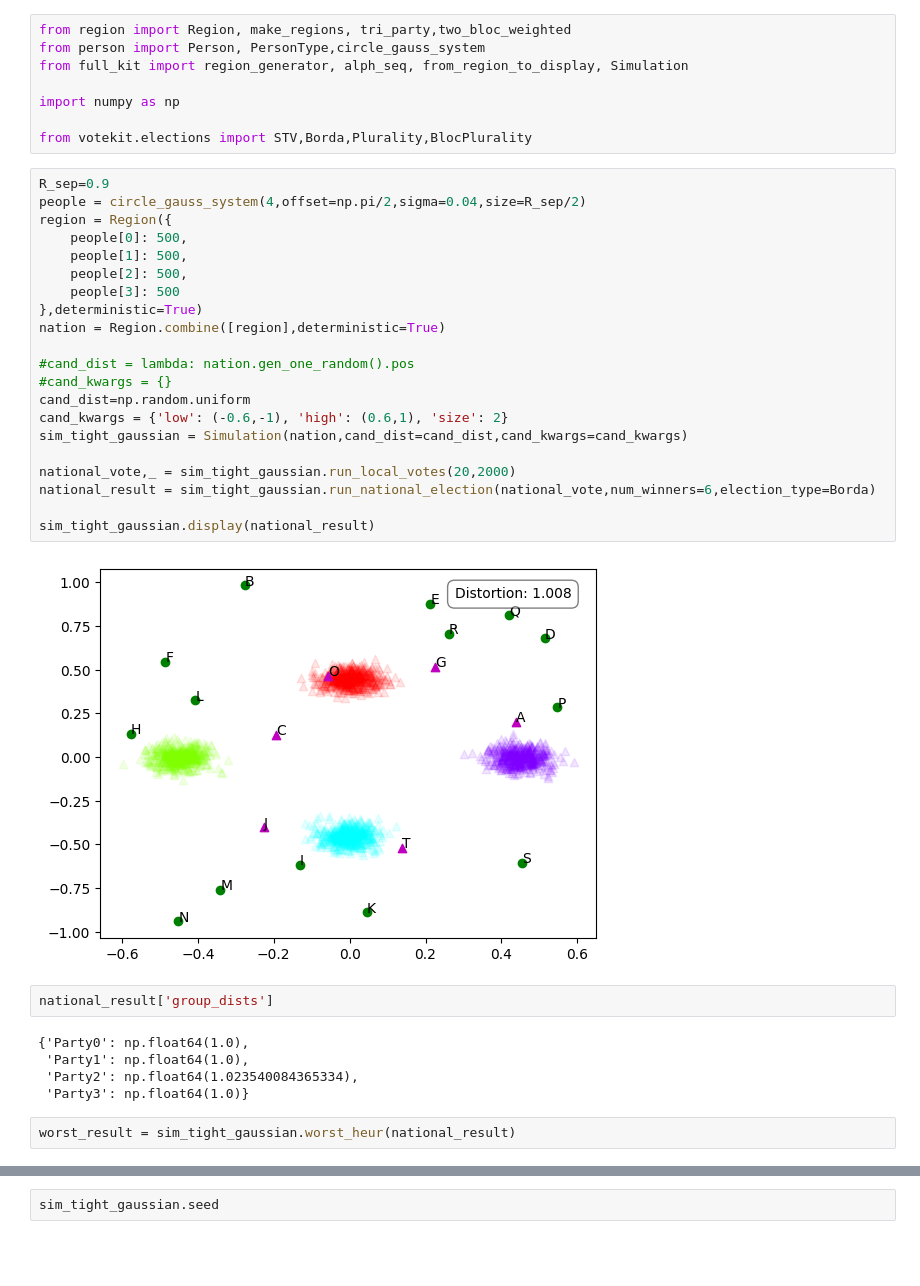
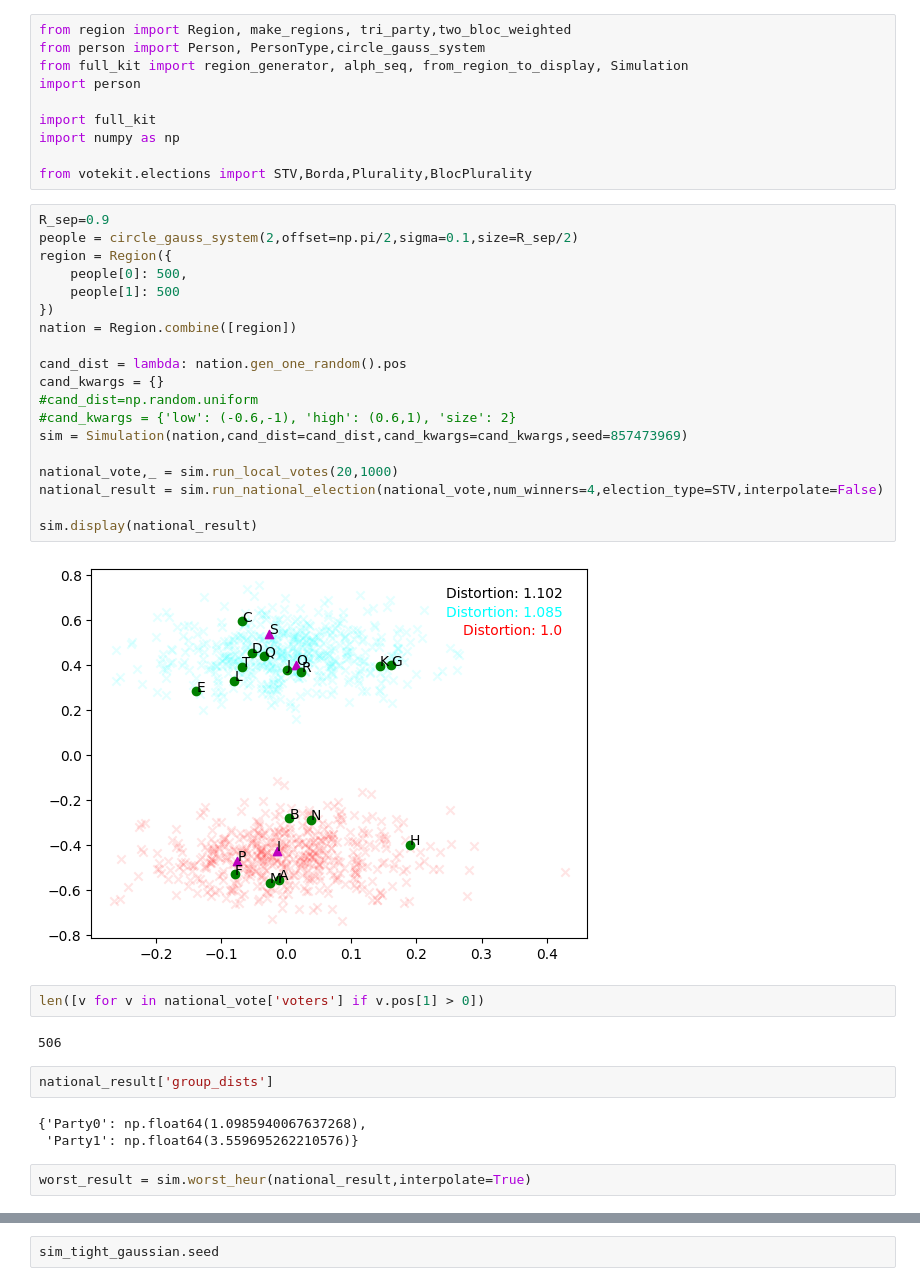
Before and after one commit to FayeAlephNil/bookish-spork, a Jupyter notebook: basics.ipynb, the cells around one changed output, grey strips where cells are left out. Saved outputs shown, nothing was run; the diff lists cells and outputs as text; blank space fills up the shorter version.

```diff
--- a/basics.ipynb
+++ b/basics.ipynb
@@ -2,40 +2,42 @@
 from region import Region, make_regions, tri_party,two_bloc_weighted
 from person import Person, PersonType,circle_gauss_system
 from full_kit import region_generator, alph_seq, from_region_to_display, Simulation
+import person
 
+import full_kit
 import numpy as np
 
 from votekit.elections import STV,Borda,Plurality,BlocPlurality
 # %%
 R_sep=0.9
-people = circle_gauss_system(4,offset=np.pi/2,sigma=0.04,size=R_sep/2)
+people = circle_gauss_system(2,offset=np.pi/2,sigma=0.1,size=R_sep/2)
 region = Region({
     people[0]: 500,
-    people[1]: 500,
-    people[2]: 500,
-    people[3]: 500
-},deterministic=True)
-nation = Region.combine([region],deterministic=True)
+    people[1]: 500
+})
+nation = Region.combine([region])
 
-#cand_dist = lambda: nation.gen_one_random().pos
-#cand_kwargs = {}
-cand_dist=np.random.uniform
-cand_kwargs = {'low': (-0.6,-1), 'high': (0.6,1), 'size': 2}
-sim_tight_gaussian = Simulation(nation,cand_dist=cand_dist,cand_kwargs=cand_kwargs)
+cand_dist = lambda: nation.gen_one_random().pos
+cand_kwargs = {}
+#cand_dist=np.random.uniform
+#cand_kwargs = {'low': (-0.6,-1), 'high': (0.6,1), 'size': 2}
+sim = Simulation(nation,cand_dist=cand_dist,cand_kwargs=cand_kwargs,seed=857473969)
 
-national_vote,_ = sim_tight_gaussian.run_local_votes(20,2000)
-national_result = sim_tight_gaussian.run_national_election(national_vote,num_winners=6,election_type=Borda)
+national_vote,_ = sim.run_local_votes(20,1000)
+national_result = sim.run_national_election(national_vote,num_winners=4,election_type=STV,interpolate=False)
 
-sim_tight_gaussian.display(national_result)
+sim.display(national_result)
 # %% [output]
-[figure, old version]
+[figure, new version]
+# %%
+len([v for v in national_vote['voters'] if v.pos[1] > 0])
+# %% [output]
+506
 # %%
 national_result['group_dists']
 # %% [output]
-{'Party0': np.float64(1.0),
- 'Party1': np.float64(1.0),
- 'Party2': np.float64(1.023540084365334),
- 'Party3': np.float64(1.0)}
+{'Party0': np.float64(1.0985940067637268),
+ 'Party1': np.float64(3.559695262210576)}
 # %%
-worst_result = sim_tight_gaussian.worst_heur(national_result)
+worst_result = sim.worst_heur(national_result,interpolate=True)
 # %%
```
Also changed, not shown: parts of 4 cells of this notebook, 11 other files.
